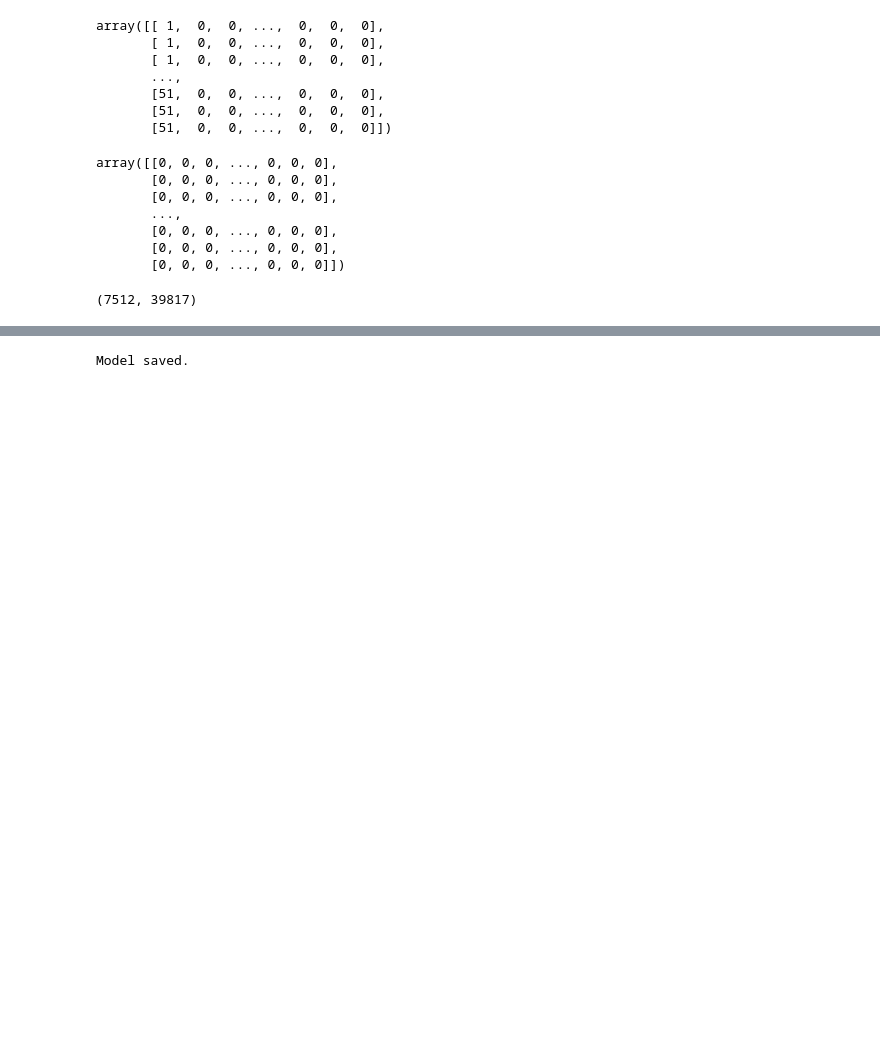
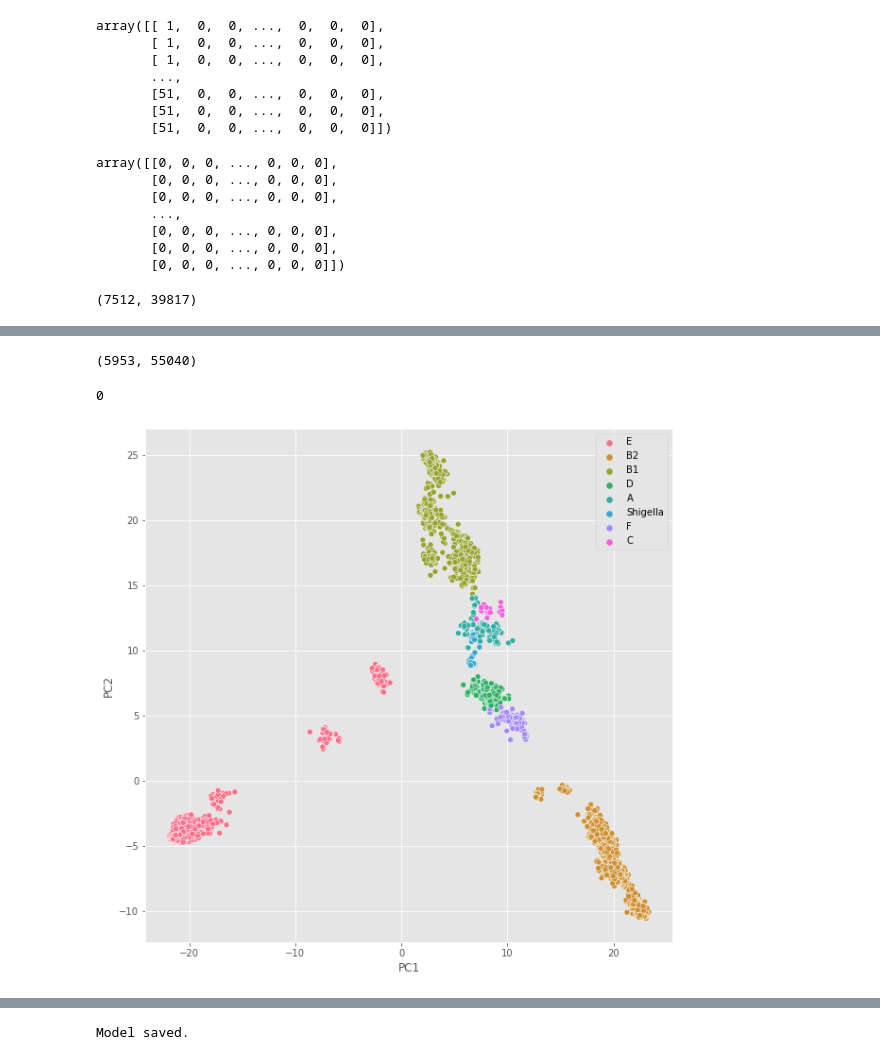
Before and after one commit to stacyshcherbakova/genome-minimiser, a Jupyter notebook: main2.ipynb, the cells around one changed output, grey strips where cells are left out. Drawn from its saved outputs; the diff is of its cells as text; code cells hidden in the pictures; blank space fills up the shorter version.

```diff
--- a/main2.ipynb
+++ b/main2.ipynb
@@ -34,0 +57,2 @@ large_data
+# %%
+phylogroup_data = pd.read_csv("data/accessionID_phylogroup_BD.csv", index_col=[0], header=[0])
@@ -125,0 +203,3 @@ large_data_t.shape
+# %%
+data_without_lineage = large_data.drop(index=['Lineage'])
+merged_df = pd.merge(data_without_lineage.transpose(), phylogroup_data, how='inner', left_index=True, right_on='ID')
@@ -125,0 +240,19 @@ large_data_t.shape
+# %%
+merged_df.shape # Why does it decrease by so much? (inner join but still...)
+# %% [output]
+(5953, 55040)
+# %%
+sum(merged_df.index == 'esc_pa2010aa_as')
+# %% [output]
+0
+# %%
+pca = PCA(n_components=2)
+data_pca = pca.fit_transform(merged_df.iloc[:, :-1])
+df_pca = pd.DataFrame(data_pca, columns=['PC1', 'PC2'])
+
+plt.figure(figsize=(10, 10))
+sns.scatterplot(x='PC1', y='PC2', hue = merged_df.Phylogroup.tolist(), data=df_pca)
+plt.savefig("figures/PCA_graph_BD_Phylogroup.pdf", format="pdf", bbox_inches="tight")
+plt.show()
+# %% [output]
+[figure, added]
```
Also changed, not shown: parts of 65 cells of this notebook, 18 other files.
